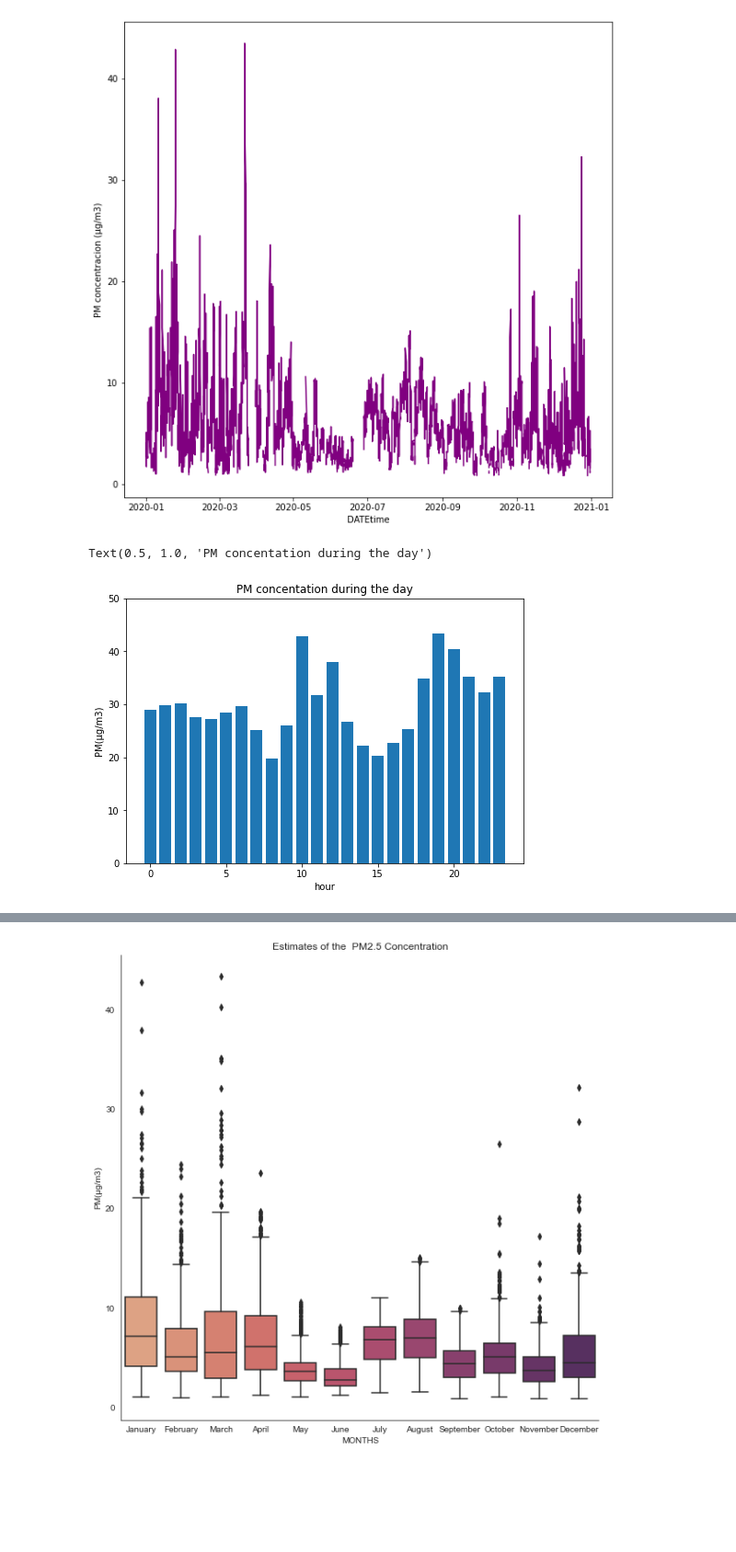
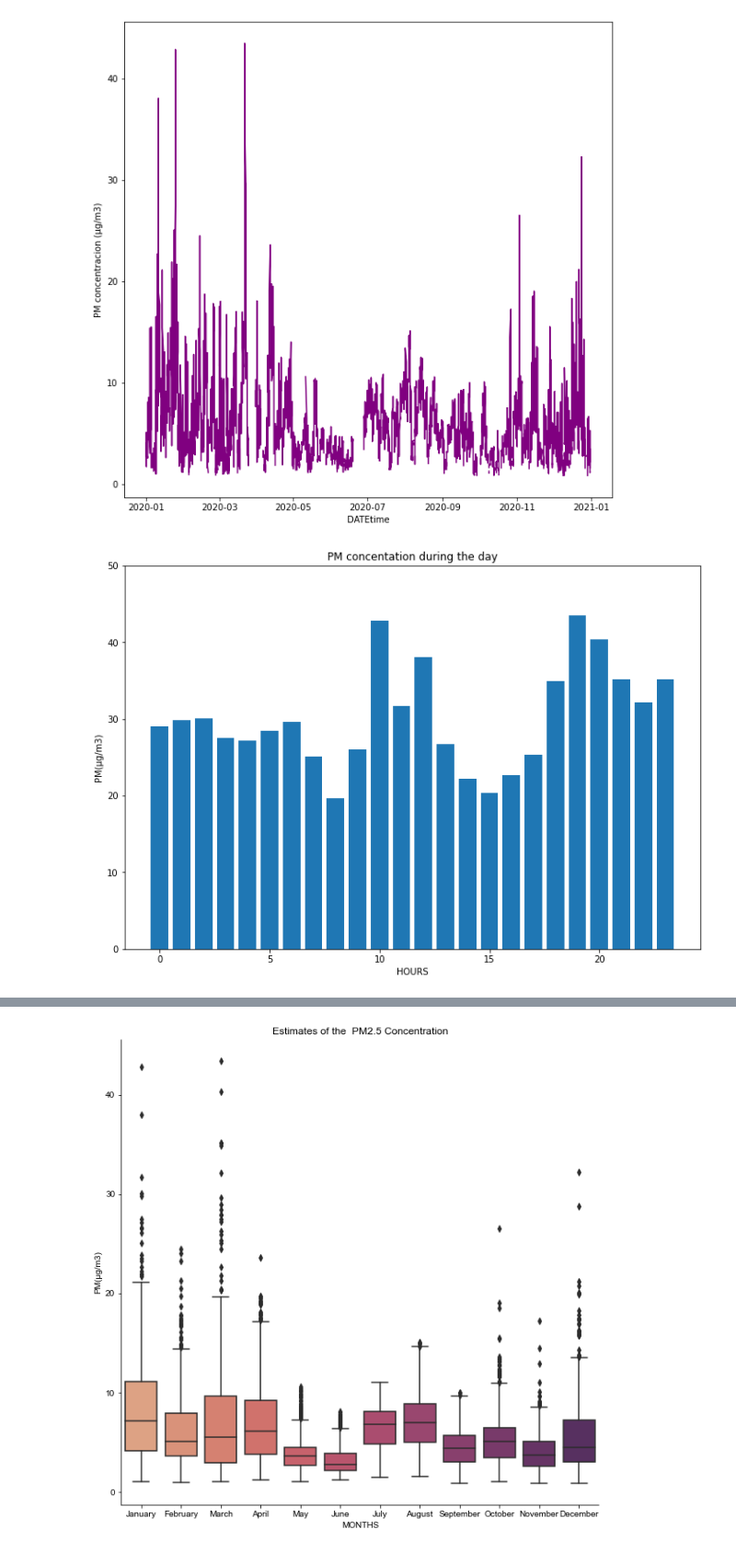
Before and after one commit to nadezsha/atmospheric-physics, a Jupyter notebook: PMconcetration.ipynb, the cells around one changed output, grey strips where cells are left out. Shown at 92% size. Cells and saved outputs as stored; diff of their text form; code cells hidden in the pictures; blank space fills up the shorter version.

```diff
--- a/PMconcetration.ipynb
+++ b/PMconcetration.ipynb
@@ -56,0 +65,10 @@ def statistics(x):
+# %%
+def bar(x,y,a,b):
+    fig = plt.figure()
+    ax = fig.add_axes([0,0,1.5,1.5])
+    ax.bar(data[x],data["PM2.5"],linewidth=0)
+    plt.xlabel(y)
+    plt.ylabel("PM(μg/m3)")
+    plt.ylim(0, a)
+    title = "PM concentation during the"+" "+ b
+    plt.title(title)
@@ -64,12 +82,5 @@ plt.boxplot(data['PM2.5'])
 # %%
-#PM concentation during the day
-fig = plt.figure()
-ax = fig.add_axes([0,0,1,1])
-ax.bar(data['hour'],data["PM2.5"])
-plt.xlabel("hour")
-plt.ylabel("PM(μg/m3)")
-plt.ylim(0, 50)
-plt.title("PM concentation during the day")
+#PM concentration during the day
+bar("hour","HOURS",50,"day")
 # %% [output]
-Text(0.5, 1.0, 'PM concentation during the day')
-[figure, old version]
+[figure, new version]
```
Also changed, not shown: parts of 23 cells of this notebook.
